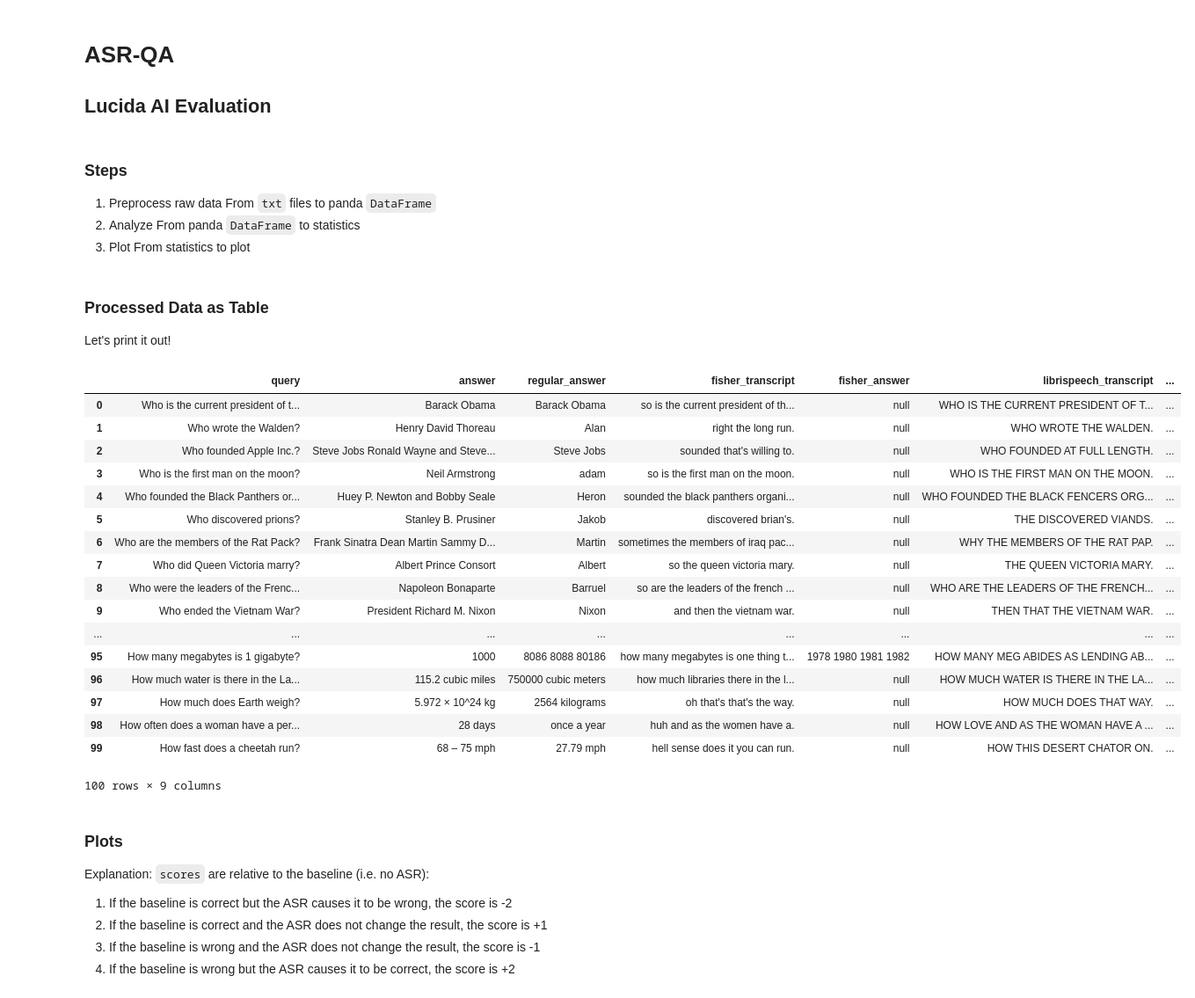
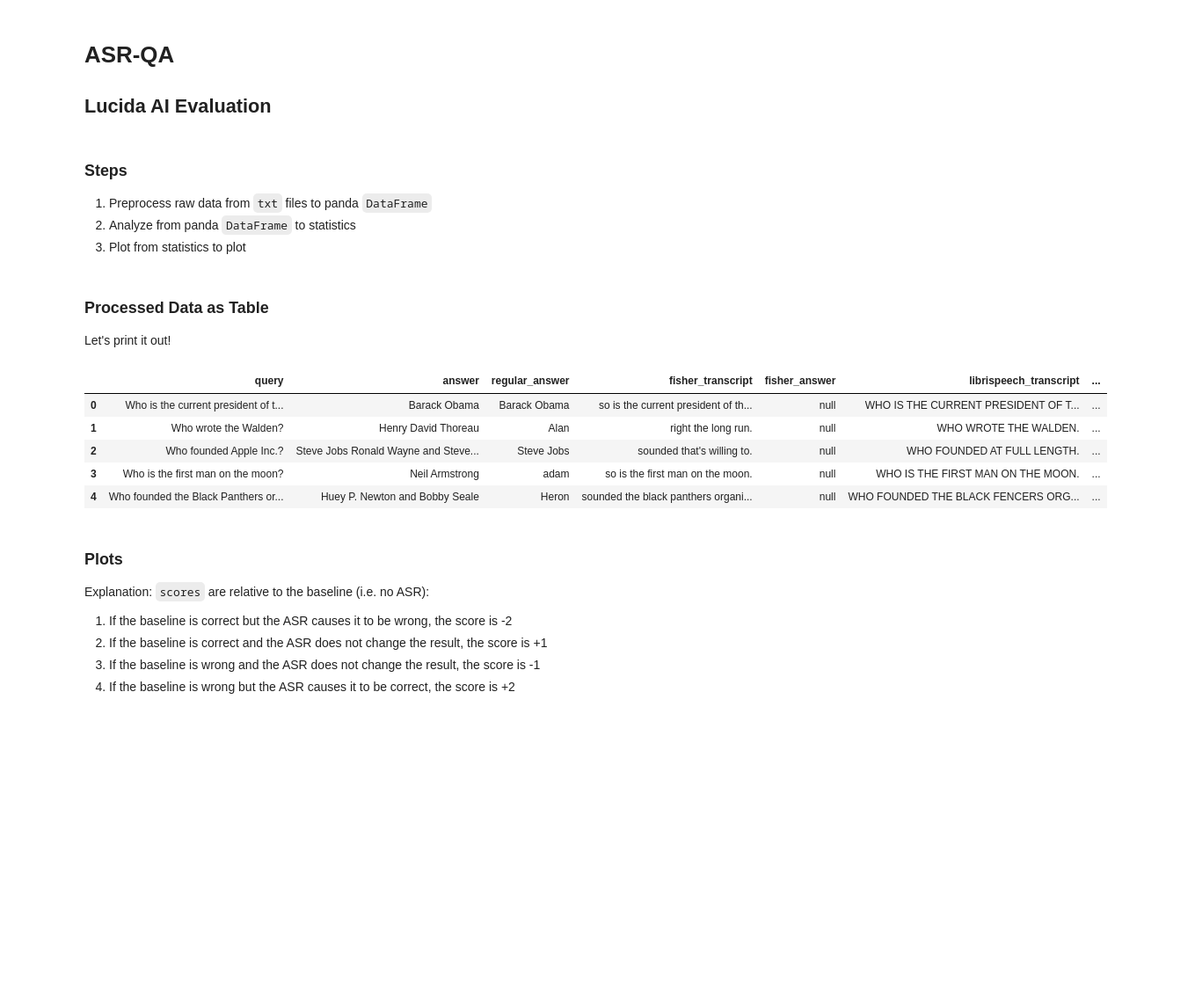
Before and after one commit to yunshengb/research, a Jupyter notebook: exp/asr_qa/analyze.ipynb, the cells around one changed output. Shown: that part at 88% size. Cells and saved outputs as stored; diff of their text form; code cells hidden in the pictures; blank space fills up the shorter version.

```diff
--- a/exp/asr_qa/analyze.ipynb
+++ b/exp/asr_qa/analyze.ipynb
@@ -5,11 +5,11 @@
 ### Steps
 
 1. Preprocess raw data
-From `txt` files to panda `DataFrame`
+from `txt` files to panda `DataFrame`
 2. Analyze
-From panda `DataFrame` to statistics
+from panda `DataFrame` to statistics
 3. Plot
-From statistics to plot
+from statistics to plot
 # %%
 %matplotlib inline
 import numpy as np
@@ -125,28 +125,16 @@ Let's print it out!
 # %%
 from IPython.display import display
 data = data[['query', 'answer', 'regular_answer', 'fisher_transcript', 'fisher_answer', \
              'librispeech_transcript', 'librispeech_answer', 'tedlium_transcript', 'tedlium_answer']]
-display(data)
+display(data[0:5])
 data.to_csv('data.txt')
 # %% [output]
 |  | query | answer | regular_answer | fisher_transcript | fisher_answer | librispeech_transcript | ... |
 | 0 | Who is the current president of t... | Barack Obama | Barack Obama | so is the current president of th... | null | WHO IS THE CURRENT PRESIDENT OF T... | ... |
 | 1 | Who wrote the Walden? | Henry David Thoreau | Alan | right the long run. | null | WHO WROTE THE WALDEN. | ... |
 | 2 | Who founded Apple Inc.? | Steve Jobs Ronald Wayne and Steve... | Steve Jobs | sounded that's willing to. | null | WHO FOUNDED AT FULL LENGTH. | ... |
 | 3 | Who is the first man on the moon? | Neil Armstrong | adam | so is the first man on the moon. | null | WHO IS THE FIRST MAN ON THE MOON. | ... |
 | 4 | Who founded the Black Panthers or... | Huey P. Newton and Bobby Seale | Heron | sounded the black panthers organi... | null | WHO FOUNDED THE BLACK FENCERS ORG... | ... |
-| 5 | Who discovered prions? | Stanley B. Prusiner | Jakob | discovered brian's. | null | THE DISCOVERED VIANDS. | ... |
-| 6 | Who are the members of the Rat Pack? | Frank Sinatra Dean Martin Sammy D... | Martin | sometimes the members of iraq pac... | null | WHY THE MEMBERS OF THE RAT PAP. | ... |
-| 7 | Who did Queen Victoria marry? | Albert Prince Consort | Albert | so the queen victoria mary. | null | THE QUEEN VICTORIA MARY. | ... |
-| 8 | Who were the leaders of the Frenc... | Napoleon Bonaparte | Barruel | so are the leaders of the french ... | null | WHO ARE THE LEADERS OF THE FRENCH... | ... |
-| 9 | Who ended the Vietnam War? | President Richard M. Nixon | Nixon | and then the vietnam war. | null | THEN THAT THE VIETNAM WAR. | ... |
-| ... | ... | ... | ... | ... | ... | ... | ... |
-| 95 | How many megabytes is 1 gigabyte? | 1000 | 8086 8088 80186 | how many megabytes is one thing t... | 1978 1980 1981 1982 | HOW MANY MEG ABIDES AS LENDING AB... | ... |
-| 96 | How much water is there in the La... | 115.2 cubic miles | 750000 cubic meters | how much libraries there in the l... | null | HOW MUCH WATER IS THERE IN THE LA... | ... |
-| 97 | How much does Earth weigh? | 5.972 × 10^24 kg | 2564 kilograms | oh that's that's the way. | null | HOW MUCH DOES THAT WAY. | ... |
-| 98 | How often does a woman have a per... | 28 days | once a year | huh and as the women have a. | null | HOW LOVE AND AS THE WOMAN HAVE A ... | ... |
-| 99 | How fast does a cheetah run? | 68 – 75 mph | 27.79 mph | hell sense does it you can run. | null | HOW THIS DESERT CHATOR ON. | ... |
-100 rows × 9 columns
 # %%
 # Returns the error rate of str2 given str1 as the correct text.
 def error_rate(str1, str2):
```
Also changed, not shown: 1 other file.
